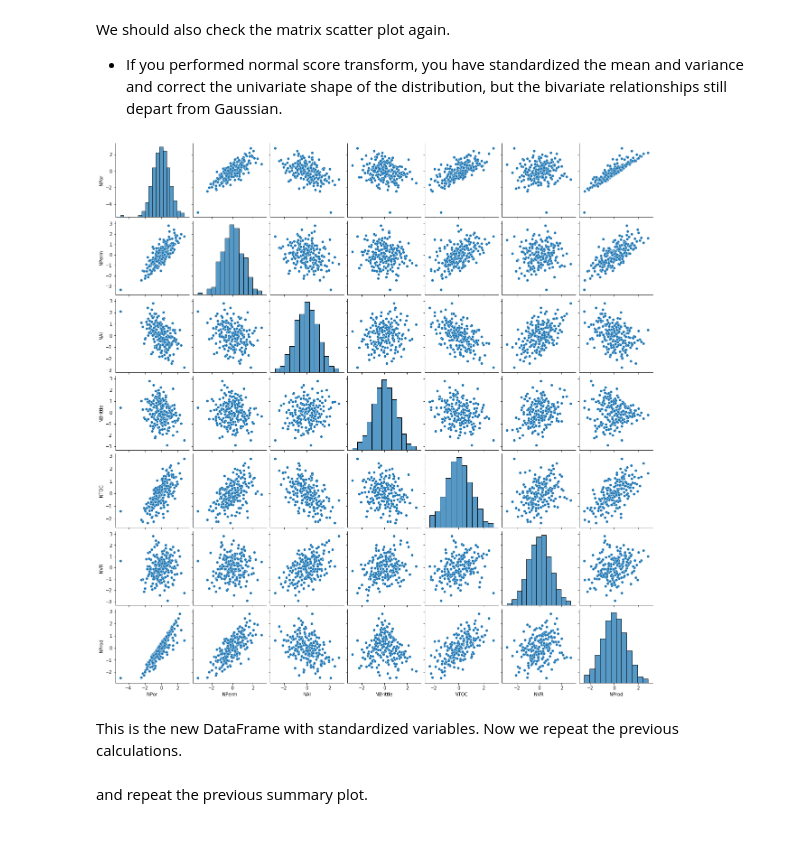
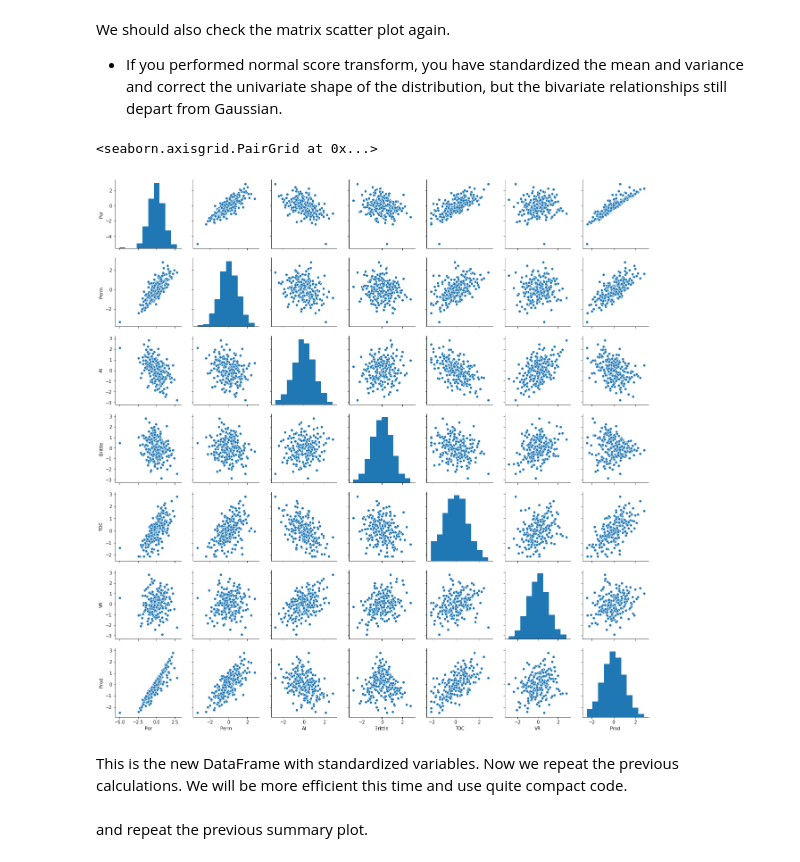
Before and after one commit to GeostatsGuy/PythonNumericalDemos, a Jupyter notebook: SubsurfaceDataAnalytics_Feature_Ranking.ipynb, the cells around one changed output. Saved outputs shown, nothing was run; the diff lists cells and outputs as text; code cells hidden in the pictures.

```diff
--- a/SubsurfaceDataAnalytics_Feature_Ranking.ipynb
+++ b/SubsurfaceDataAnalytics_Feature_Ranking.ipynb
@@ -179 +164,4 @@ Number of features = 7 and number of samples = 200
+# %%
+#df = pd.read_csv('unconv_MV_v4.csv')      # load our data table
+df = pd.read_csv('https://raw.githubusercontent.com/GeostatsGuy/GeoDataSets/master/unconv_MV_v4.csv') # load data from Dr. Pyrcz's GitHub respository
 # %% [markdown]
@@ -513,0 +248,3 @@ print(semipartial_correlation)
+# %%
+df['TOC'] = np.where(df['TOC']<0.0, 0.0, df['TOC']) # set TOC < 0.0 as 0.0, otherwise leave the same
+df['TOC'].describe().transpose()          # summary statistics just for TOC
@@ -612,0 +659,11 @@ dfS.head(n=7)
+# %%
+dfS = pd.DataFrame()                      # Gaussian transform of each feature, standardization to a mean of 0 and variance of 1
+dfS['Well'] = df['Well'].values
+dfS['Por'],d1,d2 = geostats.nscore(df,'Por')
+dfS['Perm'],d1,d2 = geostats.nscore(df,'Perm')
+dfS['AI'],d1,d2 = geostats.nscore(df,'AI')
+dfS['Brittle'],d1,d2 = geostats.nscore(df,'Brittle')
+dfS['TOC'],d1,d2 = geostats.nscore(df,'TOC')
+dfS['VR'],d1,d2 = geostats.nscore(df,'VR')
+dfS['Prod'],d1,d2 = geostats.nscore(df,'Prod')
+dfS.head()
@@ -629,8 +693,9 @@ We should also check the matrix scatter plot again.
 
 * If you performed normal score transform, you have standardized the mean and variance and correct the univariate shape of the distribution, but the bivariate relationships still depart from Gaussian.
 # %%
-sns.pairplot(dfS,vars=dfS.columns,markers='o');
+sns.pairplot(dfS,vars=['Por','Perm','AI','Brittle','TOC','VR','Prod'],markers='o')
 # %% [output]
+<seaborn.axisgrid.PairGrid at 0x...>
-[figure, old version]
+[figure, new version]
 # %% [markdown]
-This is the new DataFrame with standardized variables. Now we repeat the previous calculations.
+This is the new DataFrame with standardized variables. Now we repeat the previous calculations. We will be more efficient this time and use quite compact code.
```
Also changed, not shown: parts of 113 cells of this notebook.
